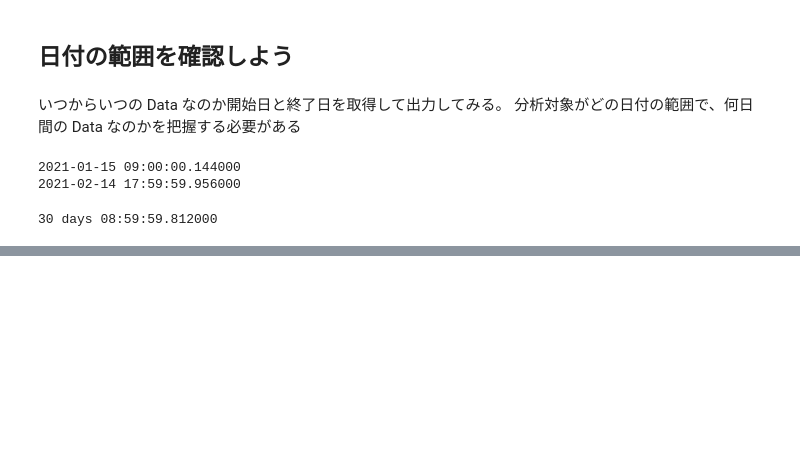
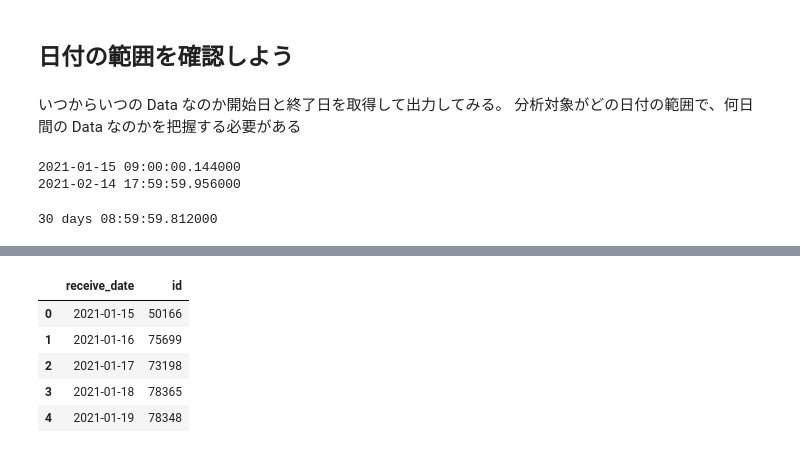
Before and after one commit to 1024xx4/100_Data_processing--visualization, a Jupyter notebook: chronological_data.ipynb, the cells around one changed output, grey strips where cells are left out. Drawn from its saved outputs; the diff is of its cells as text; code cells hidden in the pictures; blank space fills up the shorter version.

```diff
--- a/chronological_data.ipynb
+++ b/chronological_data.ipynb
@@ -135,0 +157,12 @@ print(data['receive_time'].max() - data['receive_time'].min())
+# %%
+# 日別Data の集計
+daily_count = data[['receive_date', 'id']].groupby('receive_date',
+                                                   as_index=False).count()  # receive_date と id に絞り込み receive_date毎で集計
+daily_count.head()  # 先頭５行を表示
+# %% [output]
+|  | receive_date | id |
+| 0 | 2021-01-15 | 50166 |
+| 1 | 2021-01-16 | 75699 |
+| 2 | 2021-01-17 | 73198 |
+| 3 | 2021-01-18 | 78365 |
+| 4 | 2021-01-19 | 78348 |
```
Also changed, not shown: parts of 7 cells of this notebook.
